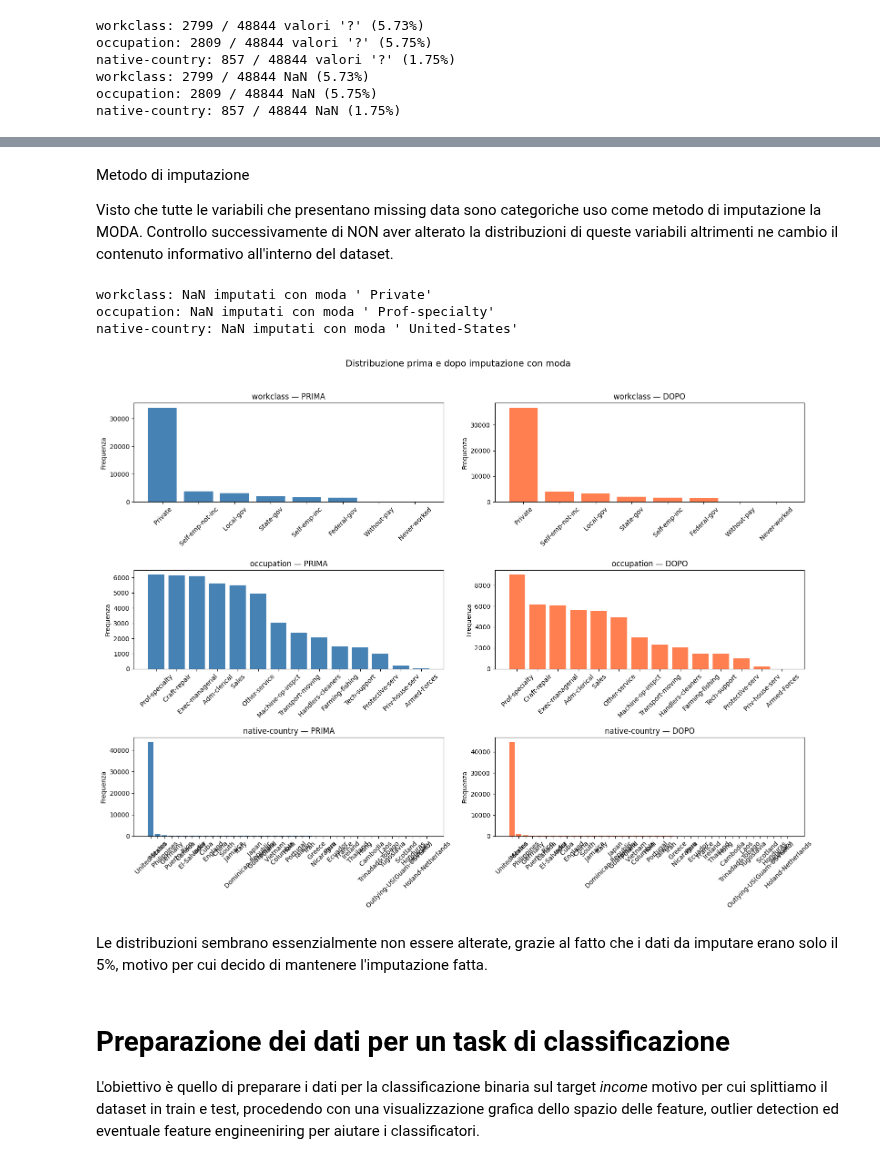
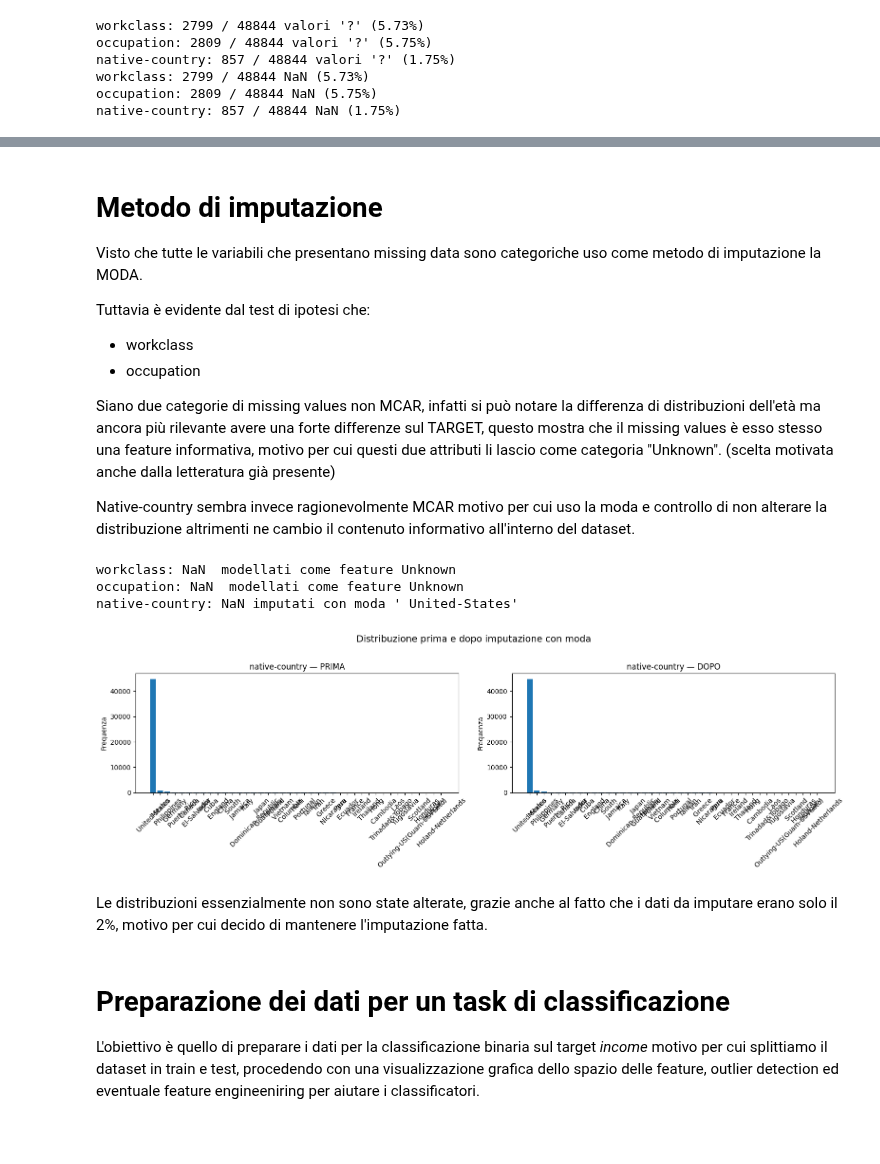
Before and after one commit to Bit-Pitt/BDA, a Jupyter notebook: EDA_tabular.ipynb, the cells around one changed output, grey strips where cells are left out. Drawn from its saved outputs; the diff is of its cells as text; code cells hidden in the pictures; blank space fills up the shorter version.

```diff
--- a/EDA_tabular.ipynb
+++ b/EDA_tabular.ipynb
@@ -535,49 +653,69 @@ native-country: 857 / 48844 NaN (1.75%)
 # %% [markdown]
-Metodo di imputazione
+# Metodo di imputazione
 
 
 Visto che tutte le variabili che presentano missing data sono categoriche uso come metodo di imputazione la MODA.
-Controllo successivamente di NON aver alterato la distribuzioni di queste variabili altrimenti ne cambio il contenuto informativo all'interno del dataset.
+
+Tuttavia è evidente dal test di ipotesi che:
+- workclass
+- occupation
+
+Siano due categorie di missing values non MCAR, infatti si può notare la differenza di distribuzioni dell'età ma ancora più rilevante avere una forte differenze sul TARGET, questo mostra che il missing values è esso stesso una feature informativa, motivo per cui questi due attributi li lascio come categoria "Unknown".
+(scelta motivata anche dalla letteratura già presente)
+
+Native-country sembra invece ragionevolmente MCAR motivo per cui uso la moda e controllo di non alterare la distribuzione altrimenti ne cambio il contenuto informativo all'interno del dataset.
 # %%
 # Salva le distribuzioni PRIMA dell'imputazione
 df_before = df.copy()
 
+
+cols_with_missing = ['workclass', 'occupation']
+for col in cols_with_missing:
+    df[col] = df[col].fillna('Unknown')
+    print(f"{col}: NaN  modellati come feature Unknown")
+
 # Imputazione con la moda
-cols_with_nan = ['workclass', 'occupation', 'native-country']
+cols_with_nan = ['native-country']
 for col in cols_with_nan:
     moda = df[col].mode()[0]
     df[col] = df[col].fillna(moda)  # fix: assegnazione diretta invece di inplace=True
     print(f"{col}: NaN imputati con moda '{moda}'")
 # %% [output]
-workclass: NaN imputati con moda ' Private'
-occupation: NaN imputati con moda ' Prof-specialty'
+workclass: NaN  modellati come feature Unknown
+occupation: NaN  modellati come feature Unknown
 native-country: NaN imputati con moda ' United-States'
 # %%
-# Confronto distribuzioni PRIMA e DOPO per ogni colonna imputata
-fig, axes = plt.subplots(nrows=len(cols_with_nan), ncols=2, figsize=(16, 12))
+fig, axes = plt.subplots(nrows=len(cols_with_nan),ncols=2,figsize=(16, 5 * len(cols_with_nan)))
+
+if len(cols_with_nan) == 1:
+    axes = np.array([axes])
 
 for i, col in enumerate(cols_with_nan):
-    # PRIMA
-    before_counts = df_before[col].value_counts()
-    axes[i, 0].bar(before_counts.index, before_counts.values, color='steelblue')
+
+    # PRIMA imputazione
+    before_counts = df_before[col].value_counts(dropna=False)
+    axes[i, 0].bar(before_counts.index.astype(str),
+                   before_counts.values)
     axes[i, 0].set_title(f"{col} — PRIMA", fontsize=12)
     axes[i, 0].set_ylabel("Frequenza")
     axes[i, 0].tick_params(axis='x', rotation=45)
 
-    # DOPO
-    after_counts = df[col].value_counts()
-    axes[i, 1].bar(after_counts.index, after_counts.values, color='coral')
+    # DOPO imputazione
+    after_counts = df[col].value_counts(dropna=False)
+    axes[i, 1].bar(after_counts.index.astype(str),
+                   after_counts.values)
     axes[i, 1].set_title(f"{col} — DOPO", fontsize=12)
     axes[i, 1].set_ylabel("Frequenza")
     axes[i, 1].tick_params(axis='x', rotation=45)
 
-plt.suptitle("Distribuzione prima e dopo imputazione con moda", fontsize=14, y=1.02)
+plt.suptitle("Distribuzione prima e dopo imputazione con moda",
+             fontsize=14, y=1.02)
 plt.tight_layout()
 plt.show()
 # %% [output]
-[figure, old version]
+[figure, new version]
 # %% [markdown]
-Le distribuzioni sembrano essenzialmente non essere alterate, grazie al fatto che i dati da imputare erano solo il 5%, motivo per cui decido di mantenere l'imputazione fatta.
+Le distribuzioni  essenzialmente non sono state alterate, grazie anche al fatto che i dati da imputare erano solo il 2%, motivo per cui decido di mantenere l'imputazione fatta.
 # %% [markdown]
 # Preparazione dei dati per un task di classificazione
 
```
Also changed, not shown: parts of 20 cells of this notebook.
